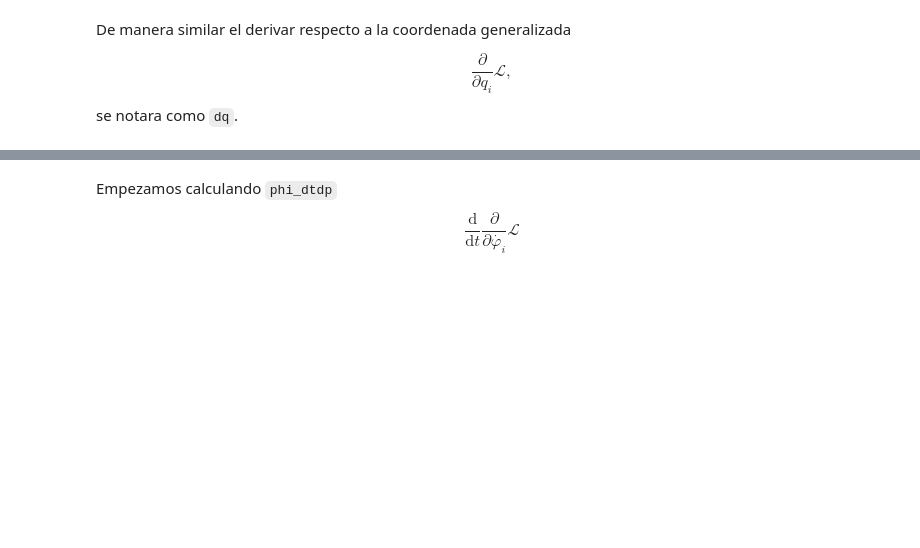
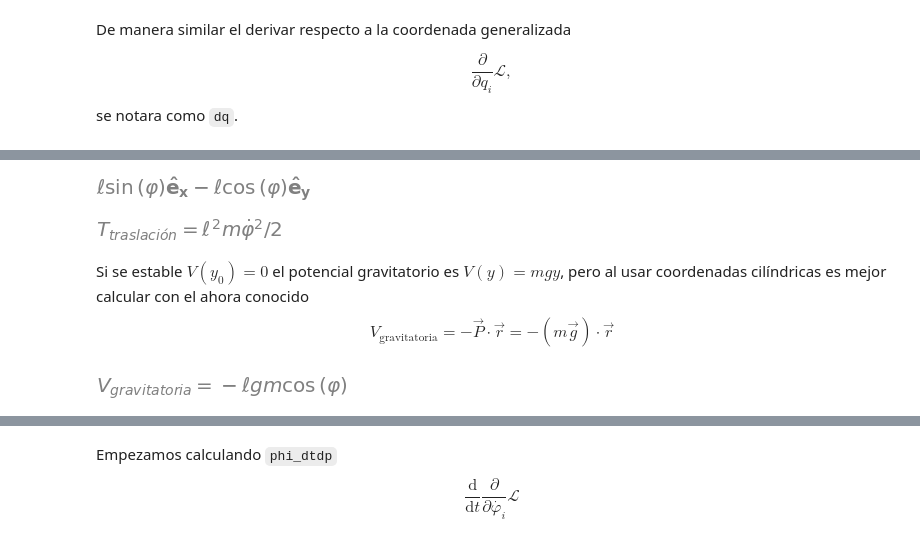
Before and after one commit to unlam/ComputationalAnalyticalMechanics, a Jupyter notebook: 03EulerLagrange/eulerLagrangePendulums.ipynb, the cells around one changed output, grey strips where cells are left out. Saved outputs shown, nothing was run; the diff lists cells and outputs as text; code cells hidden in the pictures; blank space fills up the shorter version.

```diff
--- a/03EulerLagrange/eulerLagrangePendulums.ipynb
+++ b/03EulerLagrange/eulerLagrangePendulums.ipynb
@@ -152,0 +82,13 @@ se notara como `dq`.
+# %%
+# Defino los parámetros físicos del sistema
+m, g, l = sm.symbols('m, g, \ell', positive=True)
+
+# Defino coordenadas generalizadas
+e = me.ReferenceFrame('e') # sistema de referencia en coordenadas cartesianas
+phi = me.dynamicsymbols(r'\varphi')
+# %%
+partícula_m = m
+partícula_r = l*(sm.sin(phi)* e.x - sm.cos(phi)* e.y )  # el versor y apunta hacia arriba
+partícula_r
+# %% [output]
+[figure, added]
@@ -152,0 +122,11 @@ se notara como `dq`.
+# %%
+# Energía cinética del sistema
+partícula_T = energíaCinéticaTraslación(partícula_m, partícula_r, e)
+partícula_T
+# %% [output]
+[figure, added]
+# %% [markdown]
+Si se estable $V(y_0)= 0$ el potencial gravitatorio es $V(y)= m g y$, pero al usar coordenadas cilíndricas es mejor calcular con el ahora conocido
+$$
+V_\mathrm{gravitatoria} = - \vec{P} \cdot \vec{r} = - (m \vec{g}) \cdot \vec{r}
+$$
@@ -152,0 +159,7 @@ se notara como `dq`.
+# %%
+# Energía potencial
+g_vector = g* (-e.y) # aceleración gravitatoria en -y versor
+partícula_V = energíaPotencialGravitatoria(partícula_m, partícula_r, g_vector)
+partícula_V
+# %% [output]
+[figure, added]
```
Also changed, not shown: parts of 46 cells of this notebook, 9 other files.
